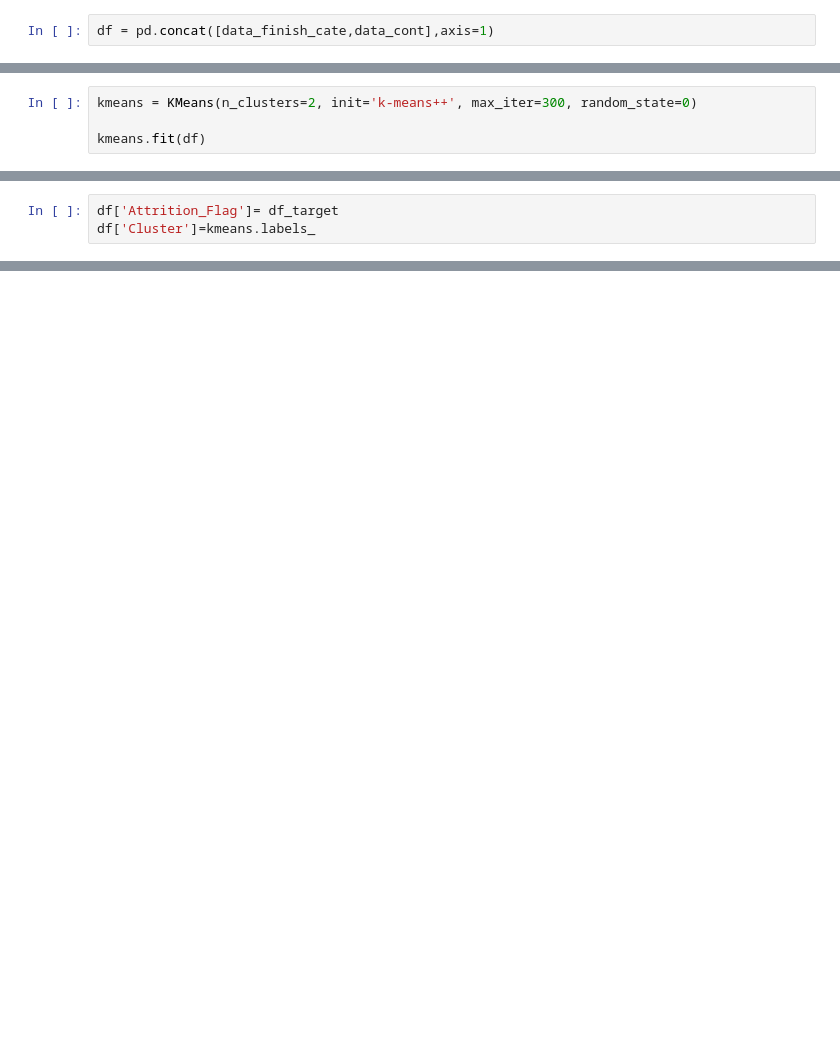
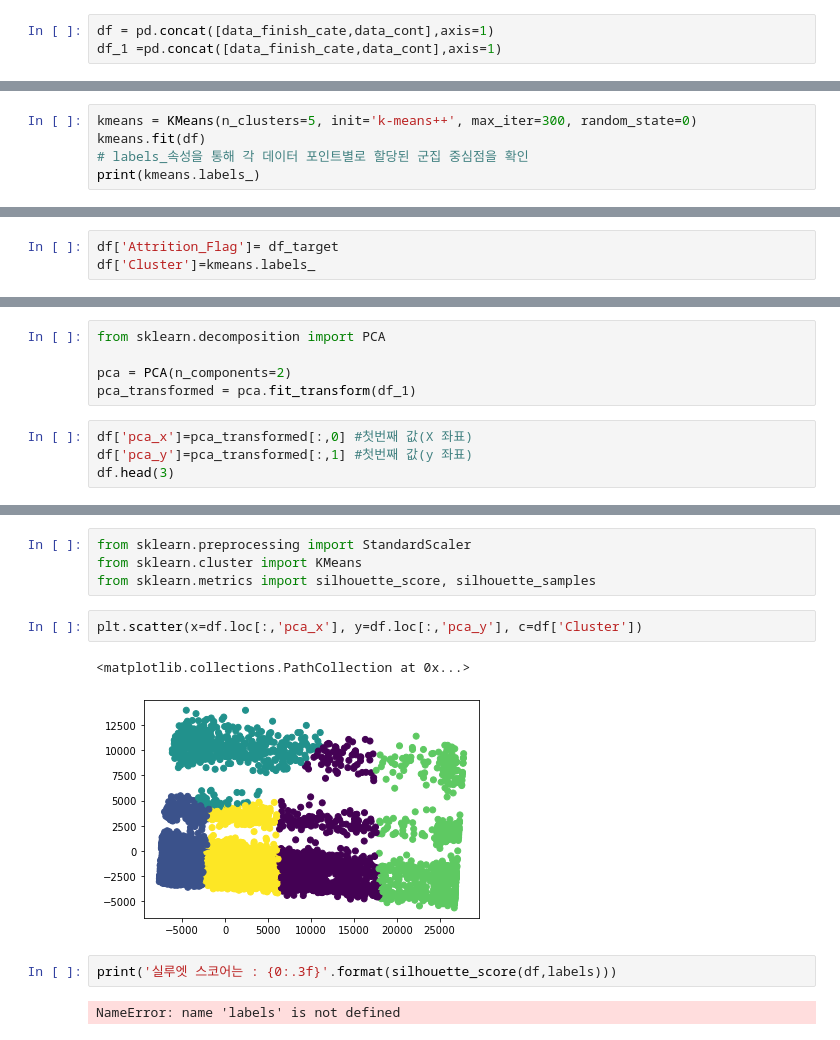
Before and after one commit to Ahn-seongjun/DS_team2, a Jupyter notebook: younghunahn/군집화 영훈.ipynb, the cells around one changed output, grey strips where cells are left out. Saved outputs shown, nothing was run; the diff lists cells and outputs as text; blank space fills up the shorter version.

```diff
--- a/younghunahn/군집화 영훈.ipynb
+++ b/younghunahn/군집화 영훈.ipynb
@@ -157,6 +157,7 @@ data_cont
 10127 rows × 14 columns
 # %%
 df = pd.concat([data_finish_cate,data_cont],axis=1)
+df_1 =pd.concat([data_finish_cate,data_cont],axis=1)
 # %%
 df
 # %% [output]
@@ -183,7 +184,8 @@ df.drop('Attrition_Flag',axis=1,inplace=True)
 # %%
 from sklearn.cluster import KMeans
 # %%
-kmeans = KMeans(n_clusters=2, init='k-means++', max_iter=300, random_state=0)
-
+kmeans = KMeans(n_clusters=5, init='k-means++', max_iter=300, random_state=0)
 kmeans.fit(df)
+# labels_속성을 통해 각 데이터 포인트별로 할당된 군집 중심점을 확인
+print(kmeans.labels_)
 # %% [output]
@@ -230,0 +235,9 @@ df.tail()
+# %%
+from sklearn.decomposition import PCA
+
+pca = PCA(n_components=2)
+pca_transformed = pca.fit_transform(df_1)
+# %%
+df['pca_x']=pca_transformed[:,0] #첫번째 값(X 좌표)
+df['pca_y']=pca_transformed[:,1] #첫번째 값(y 좌표)
+df.head(3)
@@ -230,0 +250,13 @@ df.tail()
+# %%
+from sklearn.preprocessing import StandardScaler
+from sklearn.cluster import KMeans
+from sklearn.metrics import silhouette_score, silhouette_samples
+# %%
+plt.scatter(x=df.loc[:,'pca_x'], y=df.loc[:,'pca_y'], c=df['Cluster'])
+# %% [output]
+<matplotlib.collections.PathCollection at 0x...>
+[figure, added]
+# %%
+print('실루엣 스코어는 : {0:.3f}'.format(silhouette_score(df,labels)))
+# %% [output]
+NameError: name 'labels' is not defined
```
Also changed, not shown: parts of 9 cells of this notebook, 1 other file.
